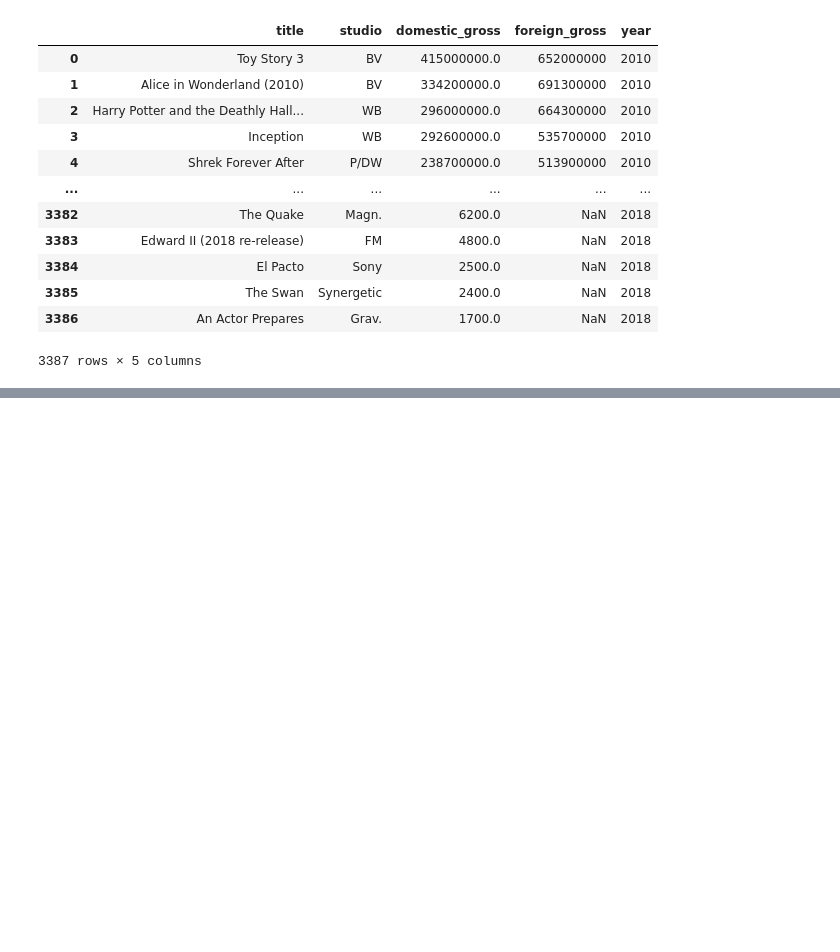
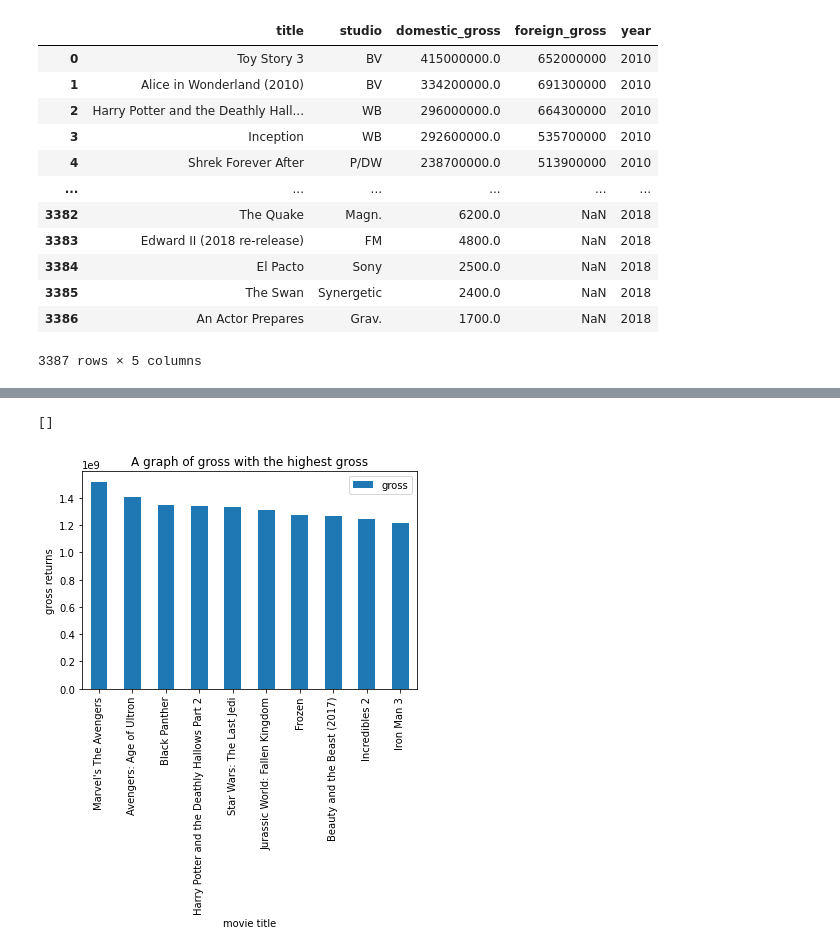
Before and after one commit to aggrey034/projo, a Jupyter notebook: index.ipynb, the cells around one changed output, grey strips where cells are left out. Cells and saved outputs as stored; diff of their text form; code cells hidden in the pictures; blank space fills up the shorter version.

```diff
--- a/index.ipynb
+++ b/index.ipynb
@@ -23,0 +42,6 @@ df1
+# %%
+#summing up the total income and dropping all null collums
+df1['foreign_gross'] = pd.to_numeric(df1['foreign_gross'], errors= "coerce")
+df1["gross"] = df1["domestic_gross"] + df1 ["foreign_gross"]
+df1_drop2=df1.dropna()
+df1_drop2
@@ -23,0 +62,5 @@ df1
+# %%
+# arranging data to detamine the one with the heighest top ten returns in profit
+df1_sorted1=df1_drop2.sort_values(by="gross", ascending=False)
+df1_top10 = df1_sorted1.head(10)
+df1_top10
@@ -23,0 +81,10 @@ df1
+# %%
+# graphical representation of the title vs the gross
+df1_top10.plot(kind="bar", x="title", y="gross")
+plt.xlabel("movie title")
+plt.ylabel("gross returns")
+plt.title("A graph of gross with the highest gross")
+plt.plot()
+# %% [output]
+[]
+[figure, added]
```
Also changed, not shown: parts of 4 cells of this notebook.
